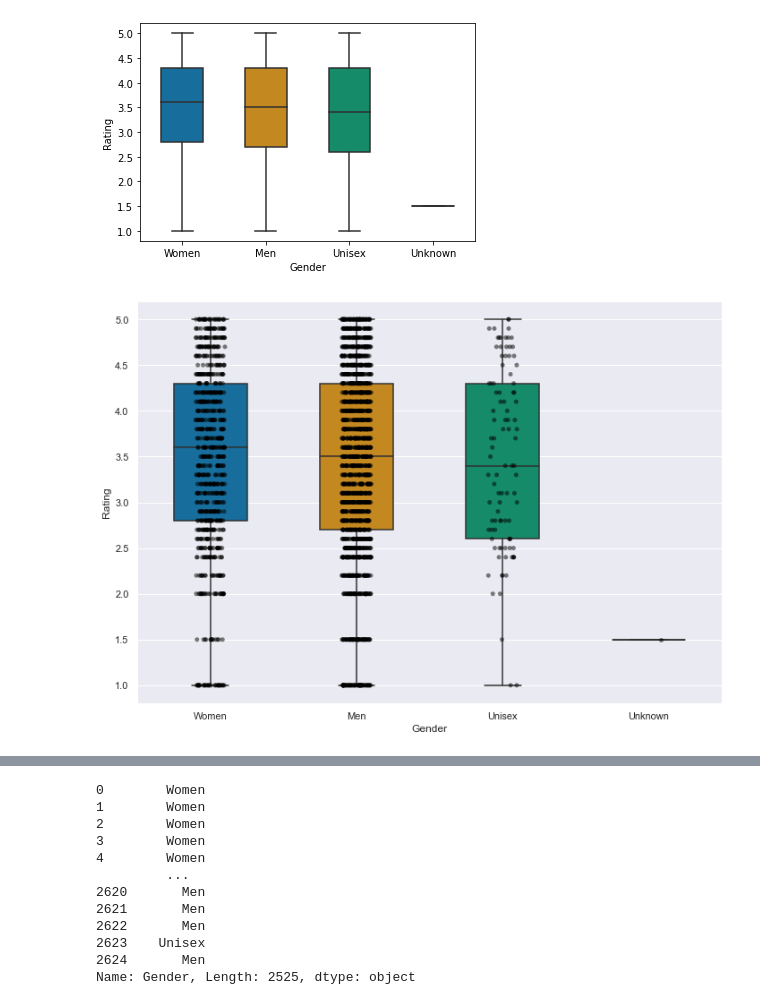
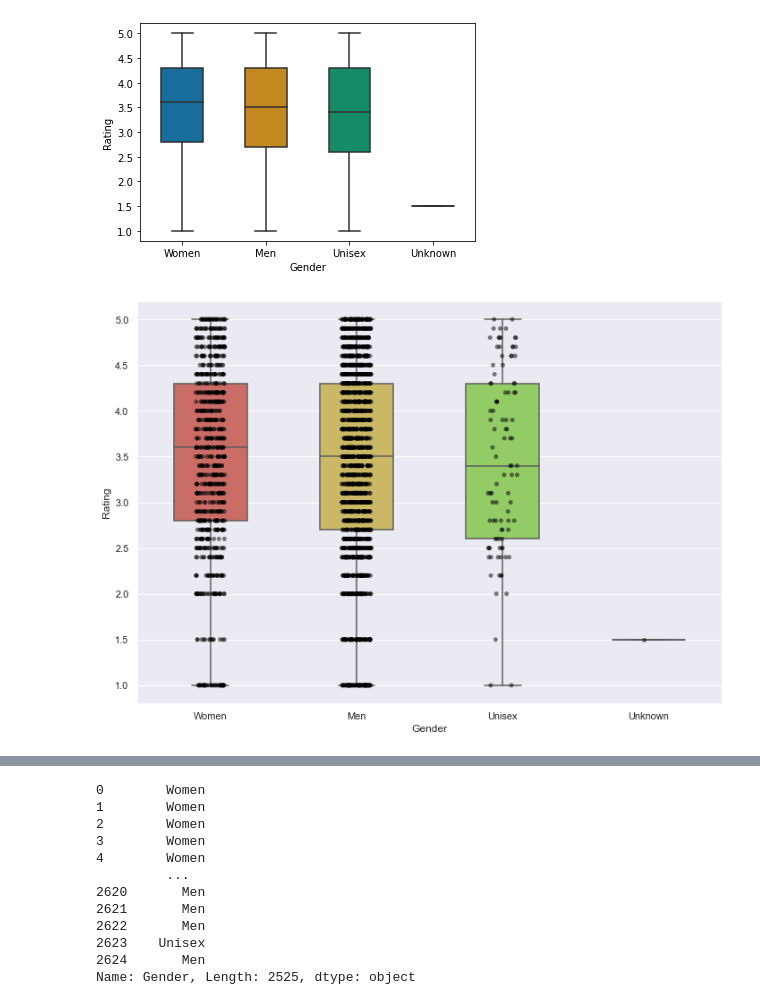
Before and after one commit to abgarberpaul/Nike-vs-Adidas, a Jupyter notebook: AGP_Data_Exploration_and_Analysis.ipynb, the cells around one changed output, grey strips where cells are left out. Saved outputs shown, nothing was run; the diff lists cells and outputs as text; code cells hidden in the pictures.

```diff
--- a/AGP_Data_Exploration_and_Analysis.ipynb
+++ b/AGP_Data_Exploration_and_Analysis.ipynb
@@ -350,16 +353,16 @@ bplot=sns.boxplot(x='Gender', y='Rating',
 # %%
 # add stripplot to boxplot with Seaborn
 sns.set(rc={'figure.figsize':(11.7,8.27)})
 
 bplot=sns.boxplot(x='Gender', y='Rating',
                  data=rating_adidas,
                  width=0.5,
-                 palette="colorblind")
+                 palette=sns.color_palette("hls", 8))
 bplot=sns.stripplot(x='Gender', y='Rating',
                    data=rating_adidas,
                    jitter=True,
                    marker='o',
                    alpha=0.5,
                    color='black')
 # %% [output]
-[figure, old version]
+[figure, new version]
```
Also changed, not shown: parts of 8 cells of this notebook.
